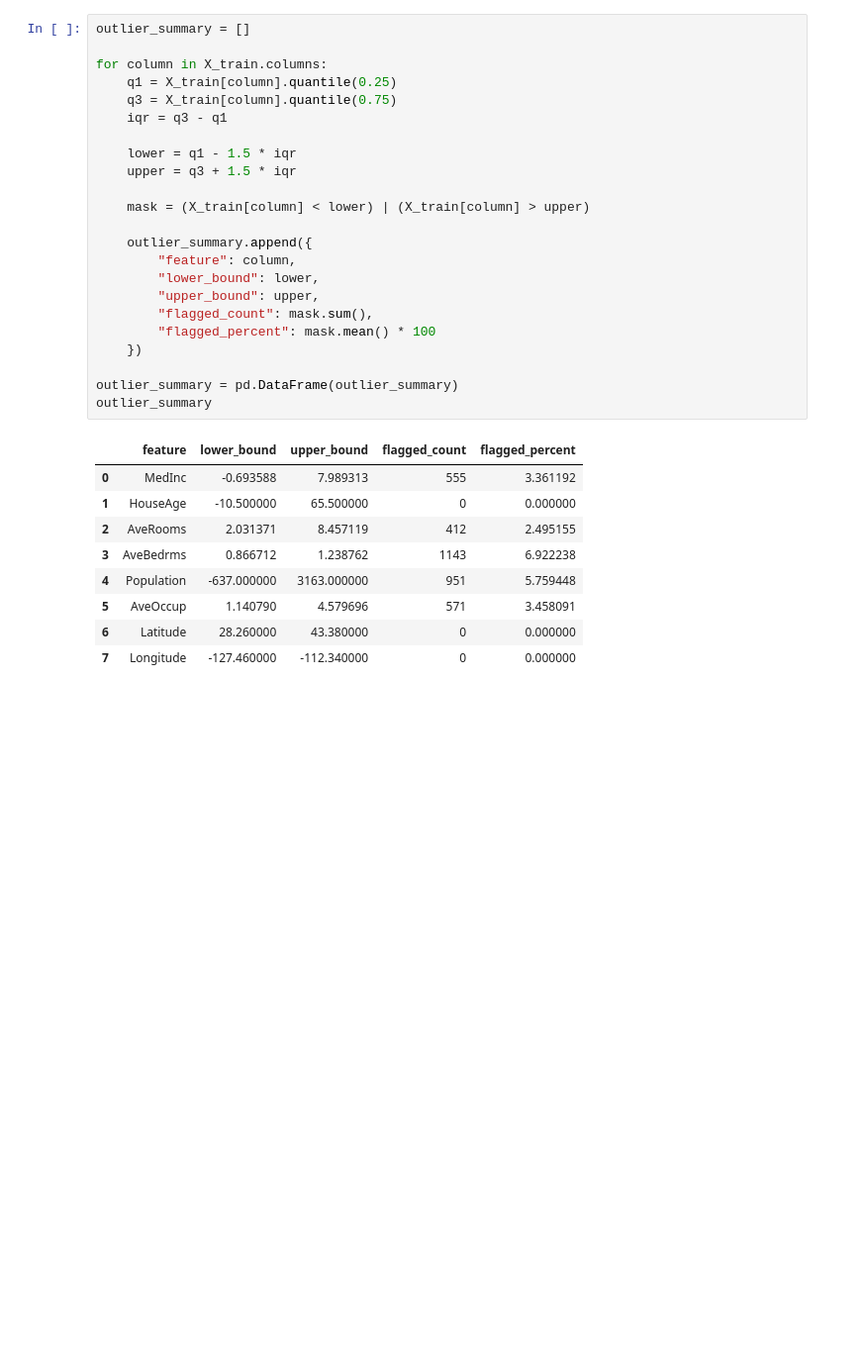
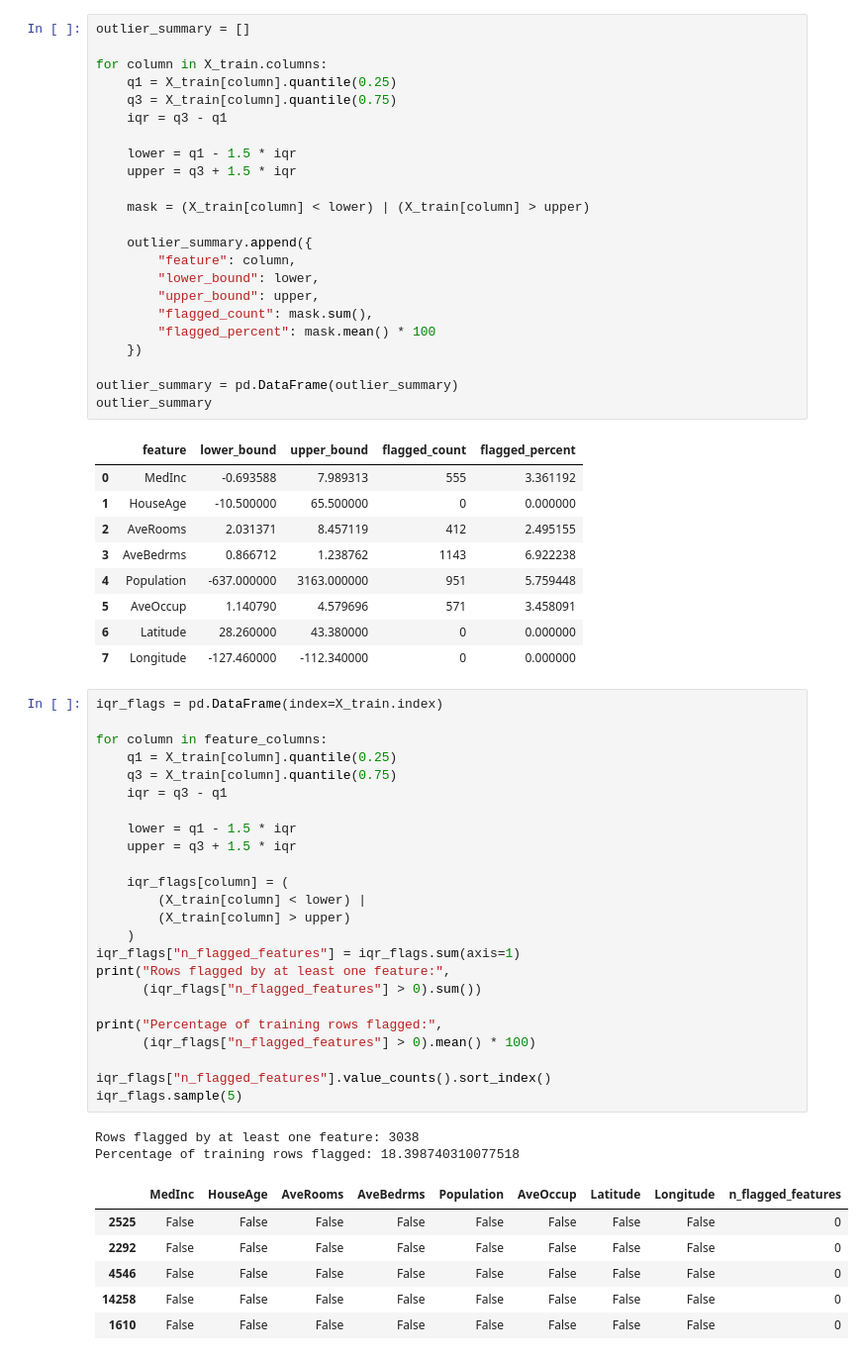
Before and after one commit to renovamen1/statistical-models, a Jupyter notebook: Models On California Housing Dataset/01_data_exploration.ipynb, the cells around one changed output. Shown at 99% size. Saved outputs shown, nothing was run; the diff lists cells and outputs as text; blank space fills up the shorter version.

```diff
--- a/Models On California Housing Dataset/01_data_exploration.ipynb
+++ b/Models On California Housing Dataset/01_data_exploration.ipynb
@@ -564,3 +568,36 @@ outlier_summary
 | 5 | AveOccup | 1.140790 | 4.579696 | 571 | 3.458091 |
 | 6 | Latitude | 28.260000 | 43.380000 | 0 | 0.000000 |
 | 7 | Longitude | -127.460000 | -112.340000 | 0 | 0.000000 |
+# %%
+iqr_flags = pd.DataFrame(index=X_train.index)
+
+for column in feature_columns:
+    q1 = X_train[column].quantile(0.25)
+    q3 = X_train[column].quantile(0.75)
+    iqr = q3 - q1
+
+    lower = q1 - 1.5 * iqr
+    upper = q3 + 1.5 * iqr
+
+    iqr_flags[column] = (
+        (X_train[column] < lower) |
+        (X_train[column] > upper)
+    )
+iqr_flags["n_flagged_features"] = iqr_flags.sum(axis=1)
+print("Rows flagged by at least one feature:",
+      (iqr_flags["n_flagged_features"] > 0).sum())
+
+print("Percentage of training rows flagged:",
+      (iqr_flags["n_flagged_features"] > 0).mean() * 100)
+
+iqr_flags["n_flagged_features"].value_counts().sort_index()
+iqr_flags.sample(5)
+# %% [output]
+Rows flagged by at least one feature: 3038
+Percentage of training rows flagged: 18.398740310077518
+|  | MedInc | HouseAge | AveRooms | AveBedrms | Population | AveOccup | Latitude | Longitude | n_flagged_features |
+| 2525 | False | False | False | False | False | False | False | False | 0 |
+| 2292 | False | False | False | False | False | False | False | False | 0 |
+| 4546 | False | False | False | False | False | False | False | False | 0 |
+| 14258 | False | False | False | False | False | False | False | False | 0 |
+| 1610 | False | False | False | False | False | False | False | False | 0 |
```
Also changed, not shown: parts of 3 cells of this notebook.
